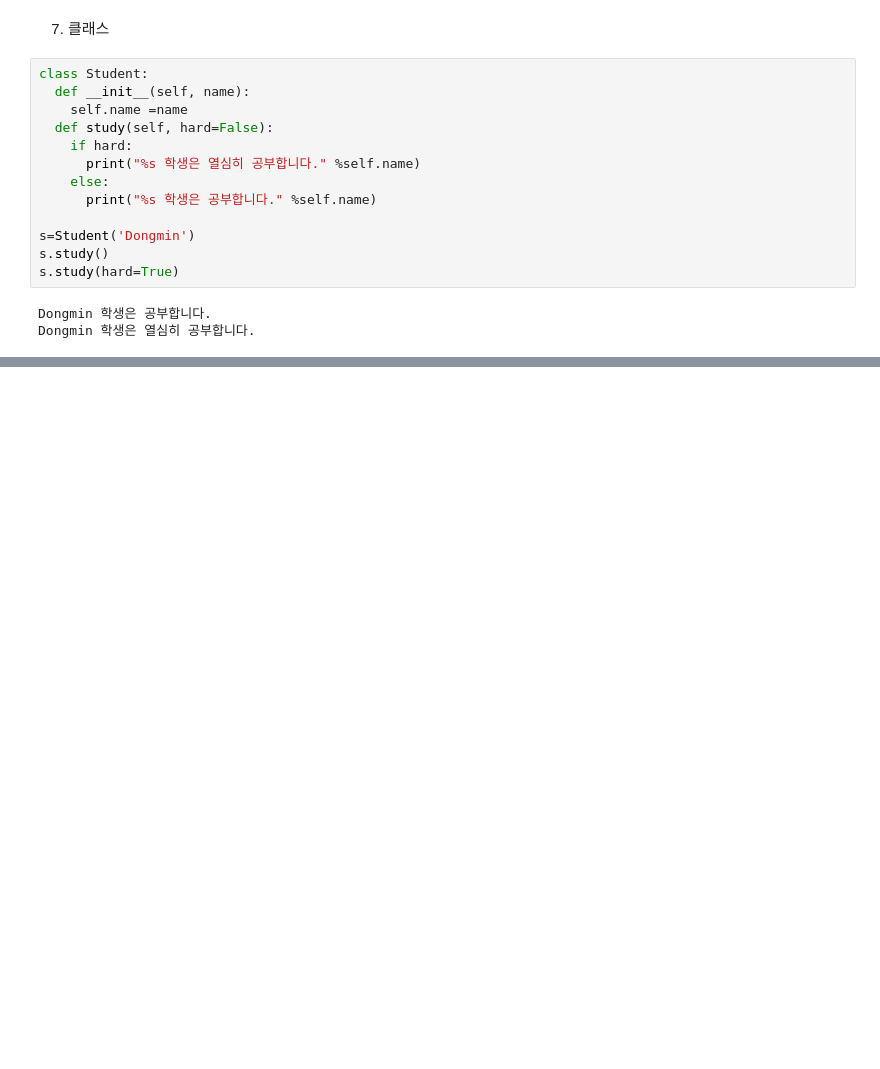
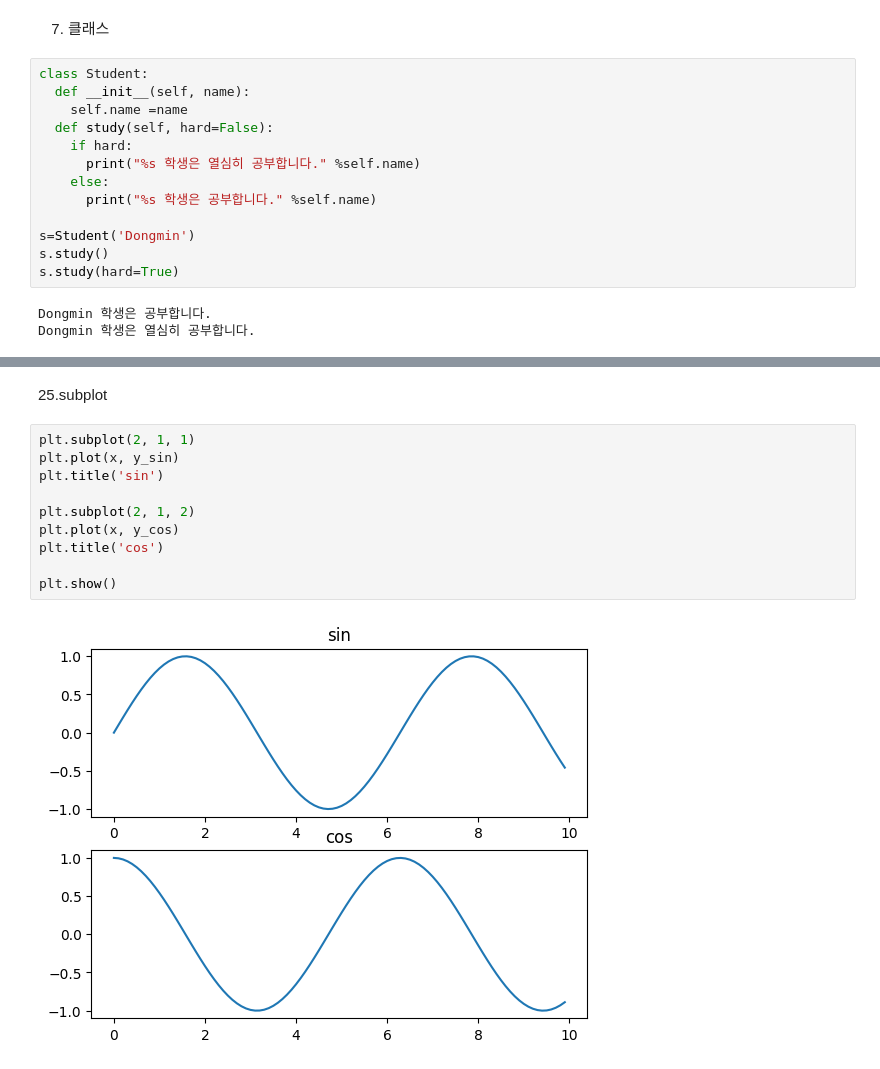
Before and after one commit to kolnn/linear-math2, a Jupyter notebook: week2_d.ipynb, the cells around one changed output, grey strips where cells are left out. Cells and saved outputs as stored; diff of their text form; blank space fills up the shorter version.

```diff
--- a/week2_d.ipynb
+++ b/week2_d.ipynb
@@ -120,0 +513,14 @@ Dongmin 학생은 열심히 공부합니다.
+# %% [markdown]
+25.subplot
+# %%
+plt.subplot(2, 1, 1)
+plt.plot(x, y_sin)
+plt.title('sin')
+
+plt.subplot(2, 1, 2)
+plt.plot(x, y_cos)
+plt.title('cos')
+
+plt.show()
+# %% [output]
+[figure, added]
```
Also changed, not shown: parts of 53 cells of this notebook.
